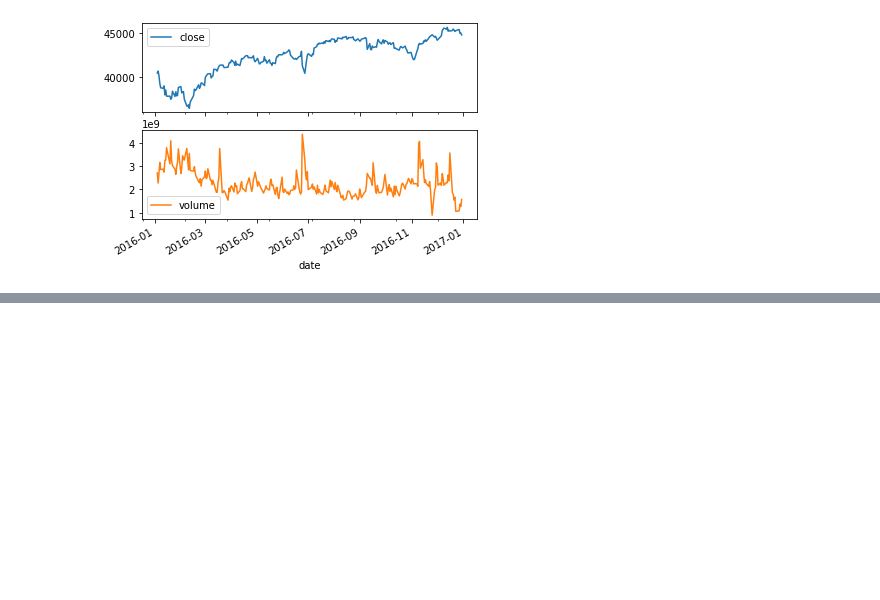
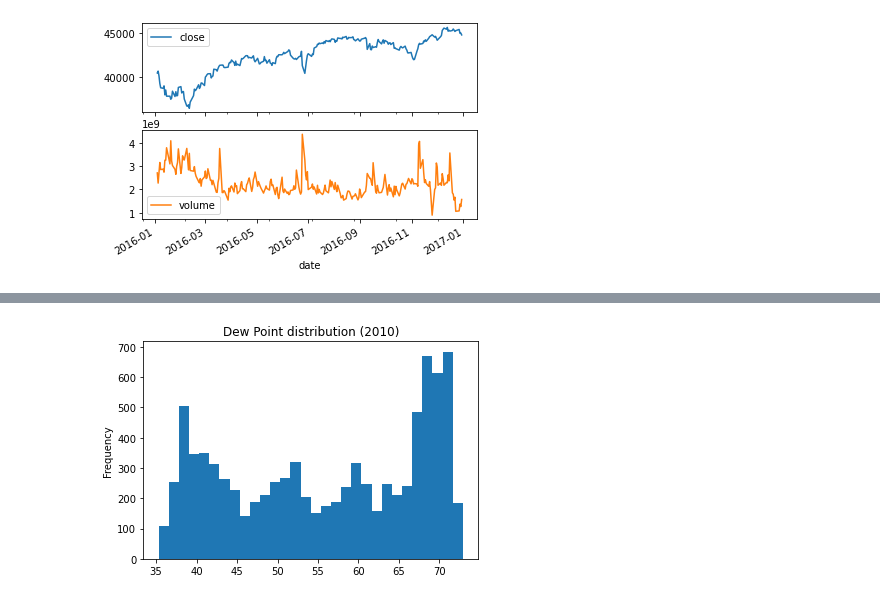
Before and after one commit to SmilodonCub/DATA602, a Jupyter notebook: pandasFoundations_notes.ipynb, the cells around one changed output, grey strips where cells are left out. Drawn from its saved outputs; the diff is of its cells as text; code cells hidden in the pictures; blank space fills up the shorter version.

```diff
--- a/pandasFoundations_notes.ipynb
+++ b/pandasFoundations_notes.ipynb
@@ -983,0 +1212,6 @@ plt.show()
+# %%
+austin2011['DewPoint'].plot( kind='hist', bins=30 )
+plt.title( 'Dew Point distribution (2010)' )
+plt.show()
+# %% [output]
+[figure, added]
```
Also changed, not shown: parts of 29 cells of this notebook.
